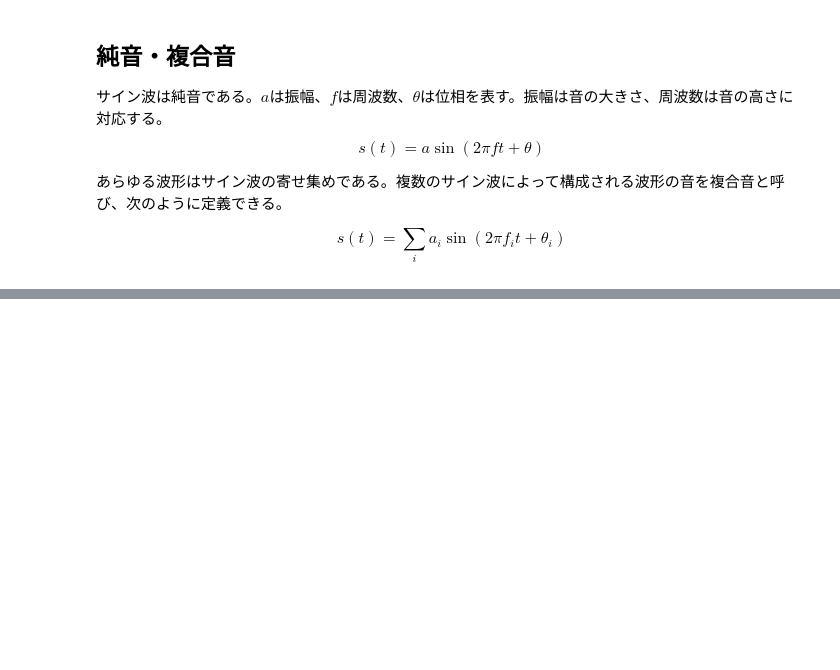
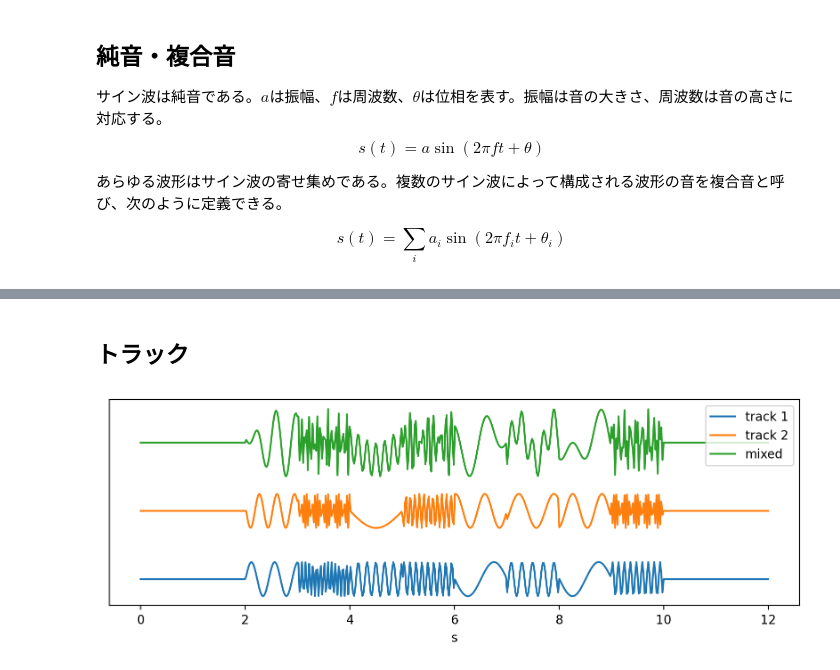
Before and after one commit to tk-neuron/SoundProgrammingWithPython, a Jupyter notebook: notebooks/chapter.ipynb, the cells around one changed output, grey strips where cells are left out. Cells and saved outputs as stored; diff of their text form; code cells hidden in the pictures; blank space fills up the shorter version.

```diff
--- a/notebooks/chapter.ipynb
+++ b/notebooks/chapter.ipynb
@@ -153,0 +229,24 @@ wavfile.write('../datasets/chap2_1_F6A6C7.wav', FS, s)
+# %% [markdown]
+## トラック
+# %%
+@dataclass
+class Note:
+    start: float  # sec
+    pitch: str
+    gain: float = 0.5
+    duration: float = 1.  # sec
+
+@dataclass
+class Track:
+    scale: dict[str, float]
+    notes: list[Note]
+
+    def generate(self, duration, offset=0, rate=RATE):
+        t = np.linspace(0, duration, int(rate * duration))
+        s = np.zeros_like(t)
+
+        for note in self.notes:
+            idx_start = int((note.start + offset) * rate)
+            idx_end = int((note.start + note.duration + offset) * rate)
+            s[idx_start:idx_end] += SineWave(f=self.scale[note.pitch], a=note.gain).s(t[idx_start:idx_end])
+        return t, s
@@ -153,0 +288,17 @@ wavfile.write('../datasets/chap2_1_F6A6C7.wav', FS, s)
+# %%
+offset = 2
+step = 1000
+
+plt.figure(figsize=(10, 3), dpi=200)
+
+plt.plot(t[::step], s1[::step], label='track 1')
+plt.plot(t[::step], s2[::step] + offset, label='track 2')
+plt.plot(t[::step], s[::step] + offset * 2, label='mixed')
+
+plt.xlabel('s')
+plt.yticks([])
+
+plt.legend()
+plt.show()
+# %% [output]
+[figure, added]
```
Also changed, not shown: parts of 38 cells of this notebook.
